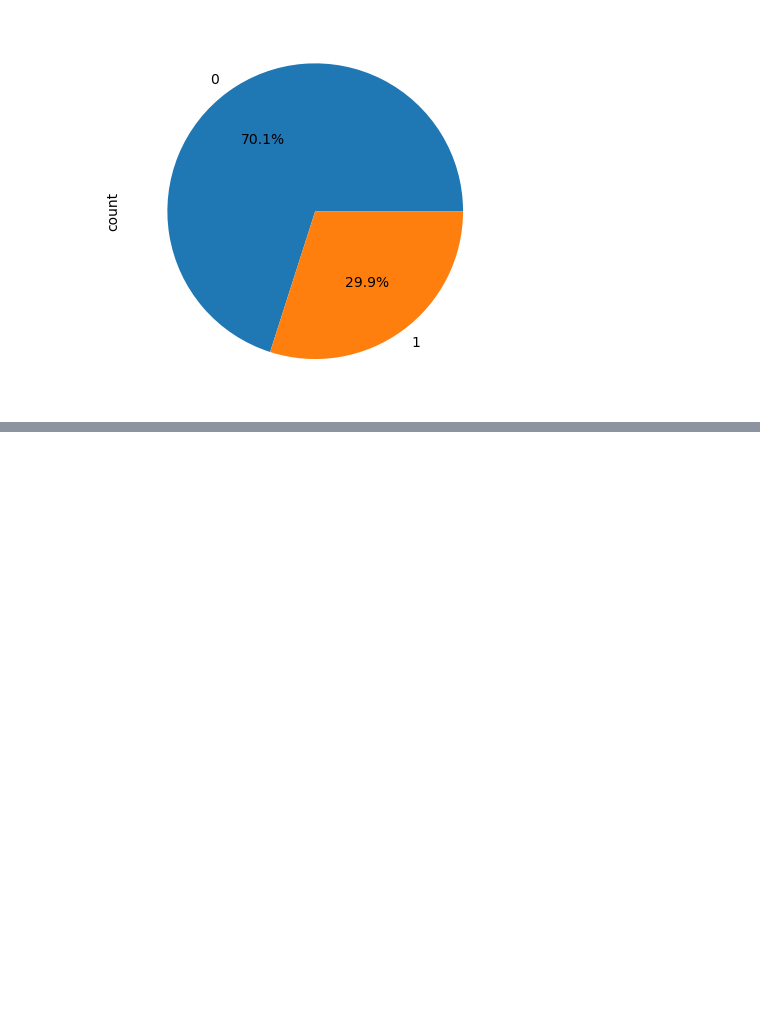
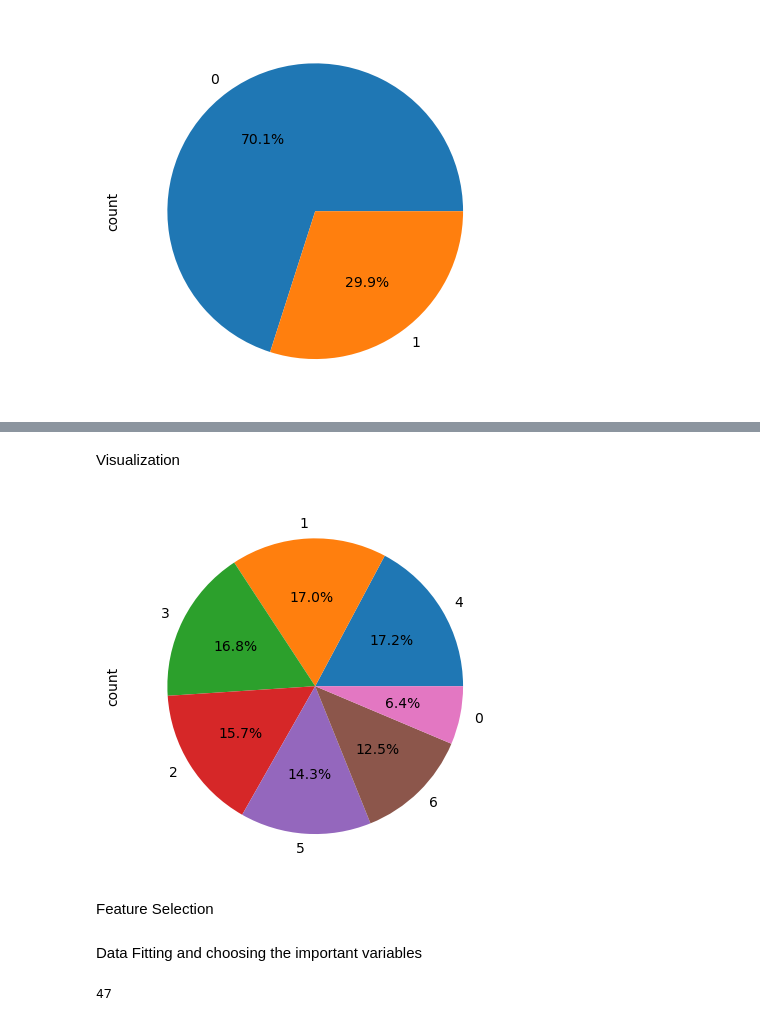
Before and after one commit to Reloul/IDS_PFE, a Jupyter notebook: AI_Model/malware_detec.ipynb, the cells around one changed output, grey strips where cells are left out. Saved outputs shown, nothing was run; the diff lists cells and outputs as text; code cells hidden in the pictures; blank space fills up the shorter version.

```diff
--- a/AI_Model/malware_detec.ipynb
+++ b/AI_Model/malware_detec.ipynb
@@ -177,0 +205,2 @@ features = pickle.loads(open(os.path.join('../Classifier/features.pkl'),'rb').re
+# %%
+dataset_dll = pd.read_csv('../Dataset/DLLs_Imported.csv')
@@ -177,0 +278,10 @@ features = pickle.loads(open(os.path.join('../Classifier/features.pkl'),'rb').re
+# %% [markdown]
+Visualization
+# %%
+
+dataset_dll["Type"].value_counts().plot(kind="pie",autopct="%1.1f%%")
+plt.show()
+# %% [output]
+[figure, added]
+# %% [markdown]
+Feature Selection
@@ -177,0 +292,2 @@ features = pickle.loads(open(os.path.join('../Classifier/features.pkl'),'rb').re
+# %% [markdown]
+Data Fitting and choosing the important variables
@@ -177,0 +299,4 @@ features = pickle.loads(open(os.path.join('../Classifier/features.pkl'),'rb').re
+# %%
+nbfeatures
+# %% [output]
+47
```
Also changed, not shown: parts of 36 cells of this notebook, 7 other files.
